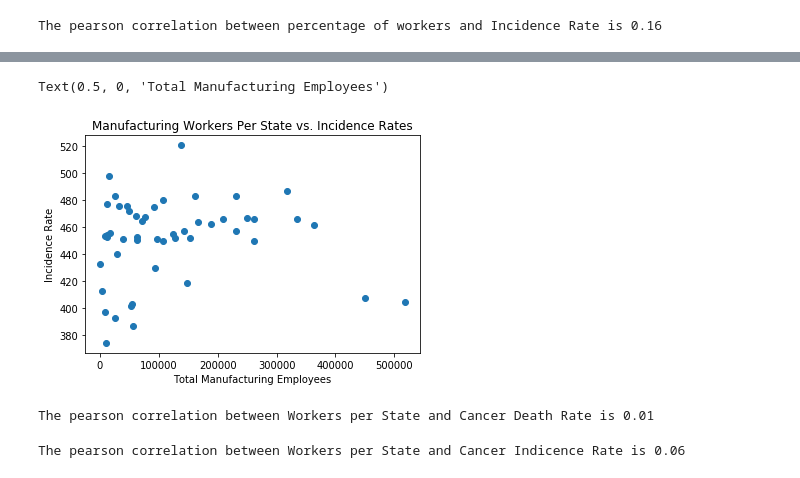
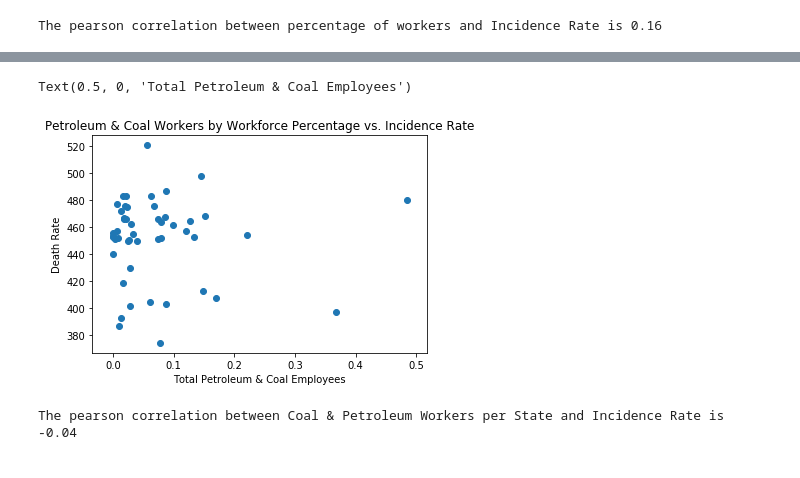
Before and after one commit to settinge/Cancer-and-Nonbiological-Variables, a Jupyter notebook: Merged_Data_and_Visualizations.ipynb, the cells around one changed output, grey strips where cells are left out. Saved outputs shown, nothing was run; the diff lists cells and outputs as text; code cells hidden in the pictures.

Commit message:
Switched to workforce precentage and created some new scatter plots

```diff
--- a/Merged_Data_and_Visualizations.ipynb
+++ b/Merged_Data_and_Visualizations.ipynb
@@ -180,26 +213,18 @@ The pearson correlation between percentage of workers and Incidence Rate is 0.16
 # %%
+#figure of coal and petroleum workers by percentage of workforce compared to incidence rates
 plt.figure()
-plt.scatter(total_job_total_cancer["Workers per State"],total_job_total_cancer["Incidence Rate"])
+plt.scatter(pc_cancer["Manufacturing Percentage"],pc_cancer["Incidence Rate"])
 
-plt.title("Manufacturing Workers Per State vs. Incidence Rates")
-plt.ylabel("Incidence Rate")
-plt.xlabel("Total Manufacturing Employees")
+plt.title("Petroleum & Coal Workers by Workforce Percentage vs. Incidence Rate")
+plt.ylabel("Death Rate")
+plt.xlabel("Total Petroleum & Coal Employees")
 # %% [output]
-Text(0.5, 0, 'Total Manufacturing Employees')
+Text(0.5, 0, 'Total Petroleum & Coal Employees')
-[figure, old version]
+[figure, new version]
 # %%
-#Determining the pearson correlation between workes per state and cancer deaths per hunder cancer patients
-x_axis= total_job_total_cancer["Workers per State"]
-y_axis= total_job_total_cancer["Cancer Death_per_hundred_cancer_patient"]
+x_axis= pc_cancer["Manufacturing Percentage"]
+y_axis= pc_cancer["Incidence Rate"]
 correlation = st.pearsonr(x_axis,y_axis)
-print(f"The pearson correlation between Workers per State and Cancer Death Rate is {round(correlation[0],2)}")
+print(f"The pearson correlation between Coal & Petroleum Workers per State and Incidence Rate is {round(correlation[0],2)}")
 # %% [output]
-The pearson correlation between Workers per State and Cancer Death Rate is 0.01
+The pearson correlation between Coal & Petroleum Workers per State and Incidence Rate is -0.04
-# %%
-#Determining the pearson correlation between workers per state and cancer incidence rates
-x_axis= total_job_total_cancer["Workers per State"]
-y_axis= total_job_total_cancer["Incidence Rate"]
-correlation = st.pearsonr(x_axis,y_axis)
-print(f"The pearson correlation between Workers per State and Cancer Indicence Rate is {round(correlation[0],2)}")
-# %% [output]
-The pearson correlation between Workers per State and Cancer Indicence Rate is 0.06
```
Also changed, not shown: parts of 42 cells of this notebook, 5 other files.
